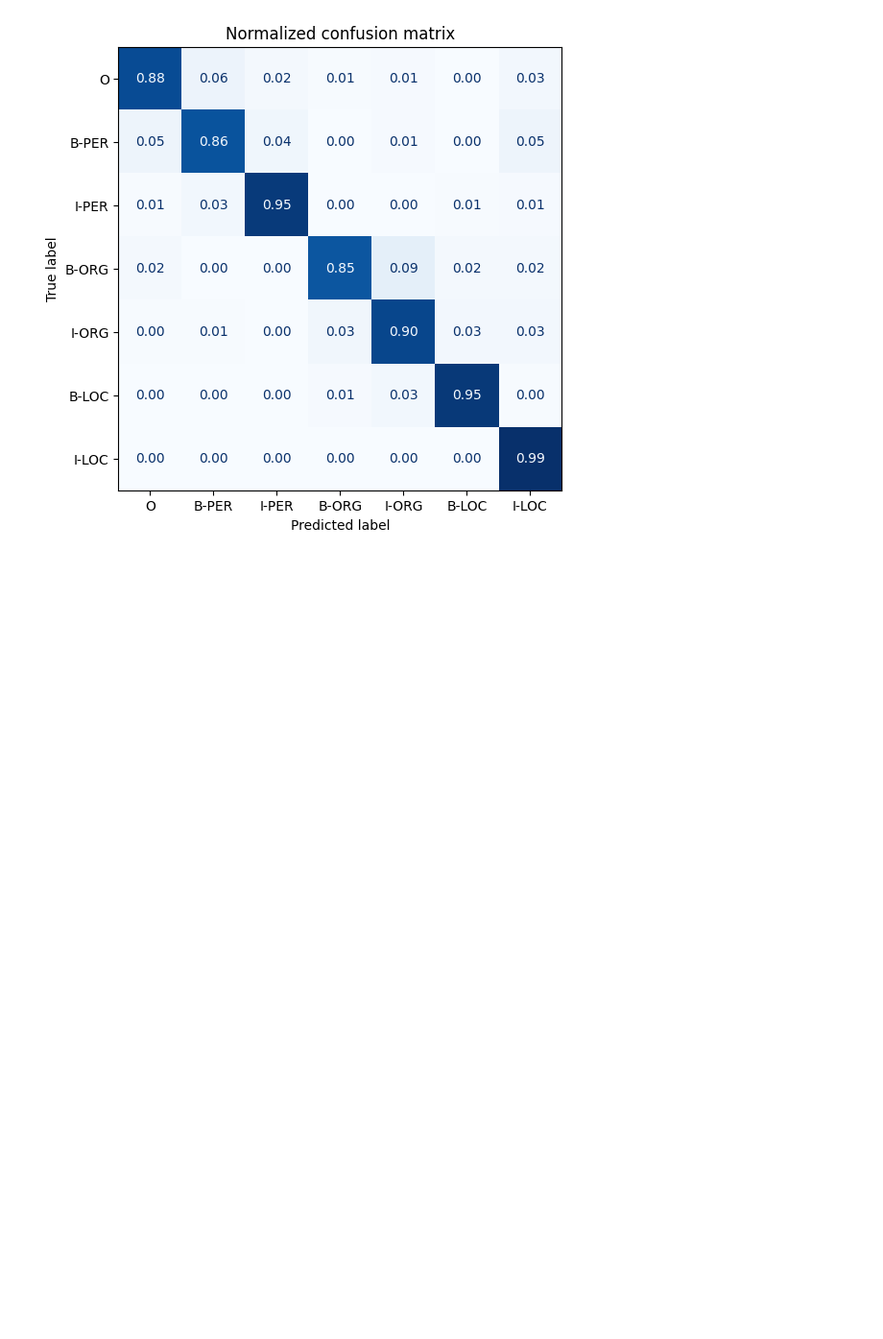
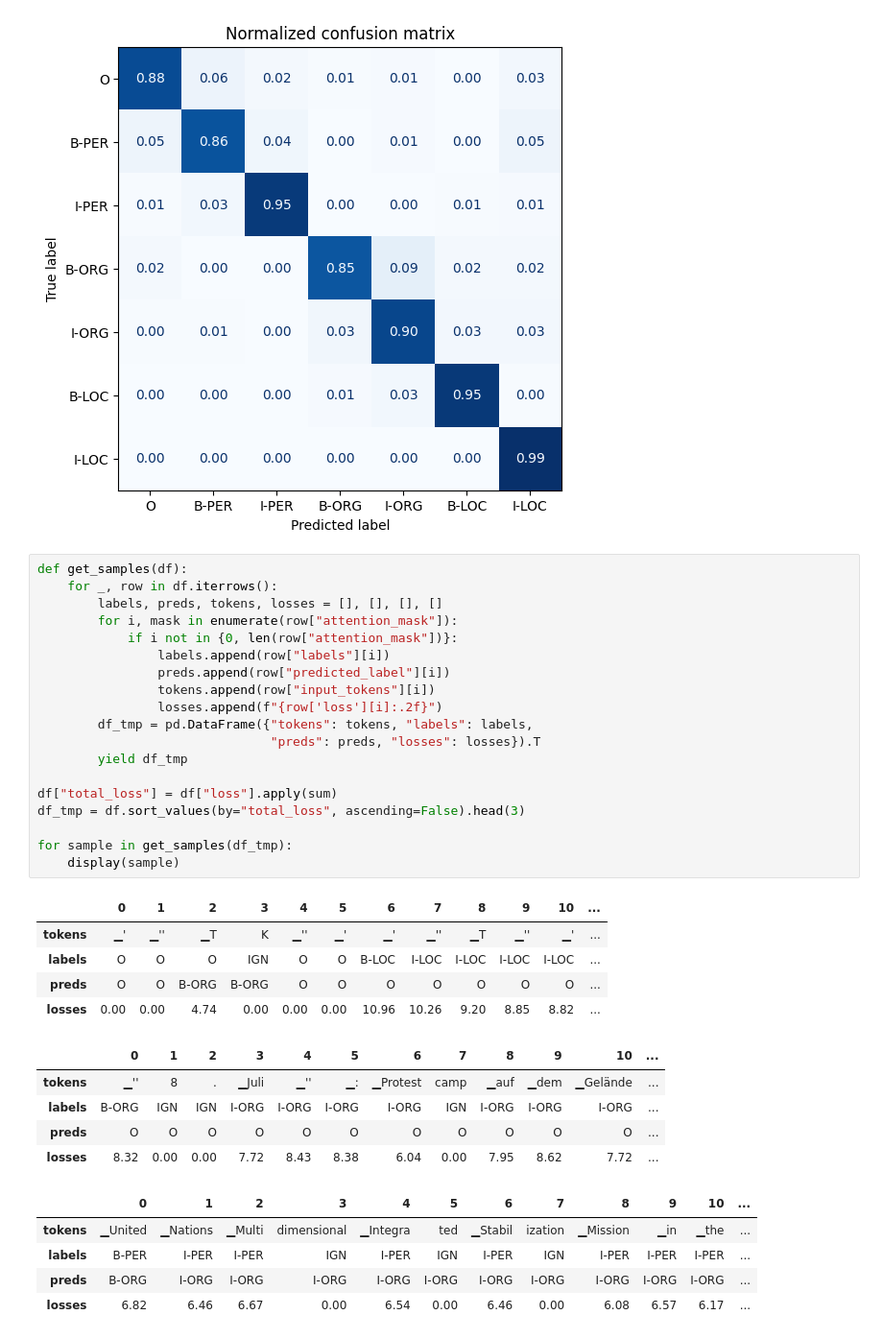
Before and after one commit to StatsGary/transformers-playground, a Jupyter notebook: 02_NER_and_lang_transfer.ipynb, the cells around one changed output. Shown: that part at 96% size. Saved outputs shown, nothing was run; the diff lists cells and outputs as text; blank space fills up the shorter version.

```diff
--- a/02_NER_and_lang_transfer.ipynb
+++ b/02_NER_and_lang_transfer.ipynb
@@ -592,3 +592,38 @@ plot_confusion_matrix(df_tokens["labels"], df_tokens["predicted_label"],
                       tags.names)
 # %% [output]
 [figure]
+# %%
+def get_samples(df):
+    for _, row in df.iterrows():
+        labels, preds, tokens, losses = [], [], [], []
+        for i, mask in enumerate(row["attention_mask"]):
+            if i not in {0, len(row["attention_mask"])}:
+                labels.append(row["labels"][i])
+                preds.append(row["predicted_label"][i])
+                tokens.append(row["input_tokens"][i])
+                losses.append(f"{row['loss'][i]:.2f}")
+        df_tmp = pd.DataFrame({"tokens": tokens, "labels": labels,
+                               "preds": preds, "losses": losses}).T
+        yield df_tmp
+
+df["total_loss"] = df["loss"].apply(sum)
+df_tmp = df.sort_values(by="total_loss", ascending=False).head(3)
+
+for sample in get_samples(df_tmp):
+    display(sample)
+# %% [output]
+|  | 0 | 1 | 2 | 3 | 4 | 5 | 6 | 7 | 8 | 9 | 10 | ... |
+| tokens | ▁' | ▁'' | ▁Τ | Κ | ▁'' | ▁' | ▁' | ▁'' | ▁T | ▁'' | ▁' | ... |
+| labels | O | O | O | IGN | O | O | B-LOC | I-LOC | I-LOC | I-LOC | I-LOC | ... |
+| preds | O | O | B-ORG | B-ORG | O | O | O | O | O | O | O | ... |
+| losses | 0.00 | 0.00 | 4.74 | 0.00 | 0.00 | 0.00 | 10.96 | 10.26 | 9.20 | 8.85 | 8.82 | ... |
+|  | 0 | 1 | 2 | 3 | 4 | 5 | 6 | 7 | 8 | 9 | 10 | ... |
+| tokens | ▁'' | 8 | . | ▁Juli | ▁'' | ▁: | ▁Protest | camp | ▁auf | ▁dem | ▁Gelände | ... |
+| labels | B-ORG | IGN | IGN | I-ORG | I-ORG | I-ORG | I-ORG | IGN | I-ORG | I-ORG | I-ORG | ... |
+| preds | O | O | O | O | O | O | O | O | O | O | O | ... |
+| losses | 8.32 | 0.00 | 0.00 | 7.72 | 8.43 | 8.38 | 6.04 | 0.00 | 7.95 | 8.62 | 7.72 | ... |
+|  | 0 | 1 | 2 | 3 | 4 | 5 | 6 | 7 | 8 | 9 | 10 | ... |
+| tokens | ▁United | ▁Nations | ▁Multi | dimensional | ▁Integra | ted | ▁Stabil | ization | ▁Mission | ▁in | ▁the | ... |
+| labels | B-PER | I-PER | I-PER | IGN | I-PER | IGN | I-PER | IGN | I-PER | I-PER | I-PER | ... |
+| preds | B-ORG | I-ORG | I-ORG | I-ORG | I-ORG | I-ORG | I-ORG | I-ORG | I-ORG | I-ORG | I-ORG | ... |
+| losses | 6.82 | 6.46 | 6.67 | 0.00 | 6.54 | 0.00 | 6.46 | 0.00 | 6.08 | 6.57 | 6.17 | ... |
```
Also changed, not shown: parts of 19 cells of this notebook.
